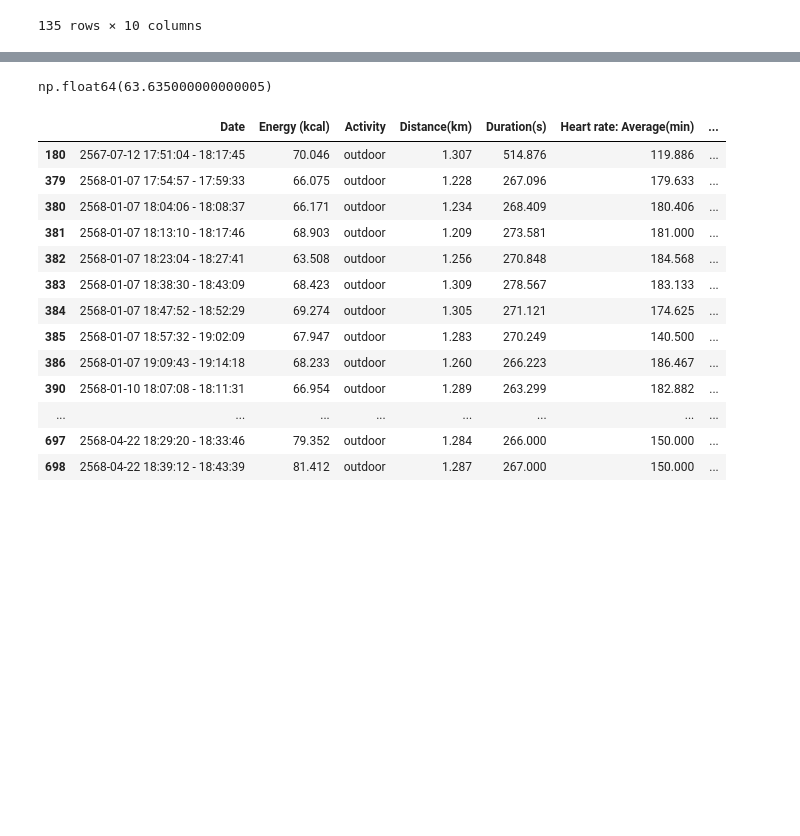
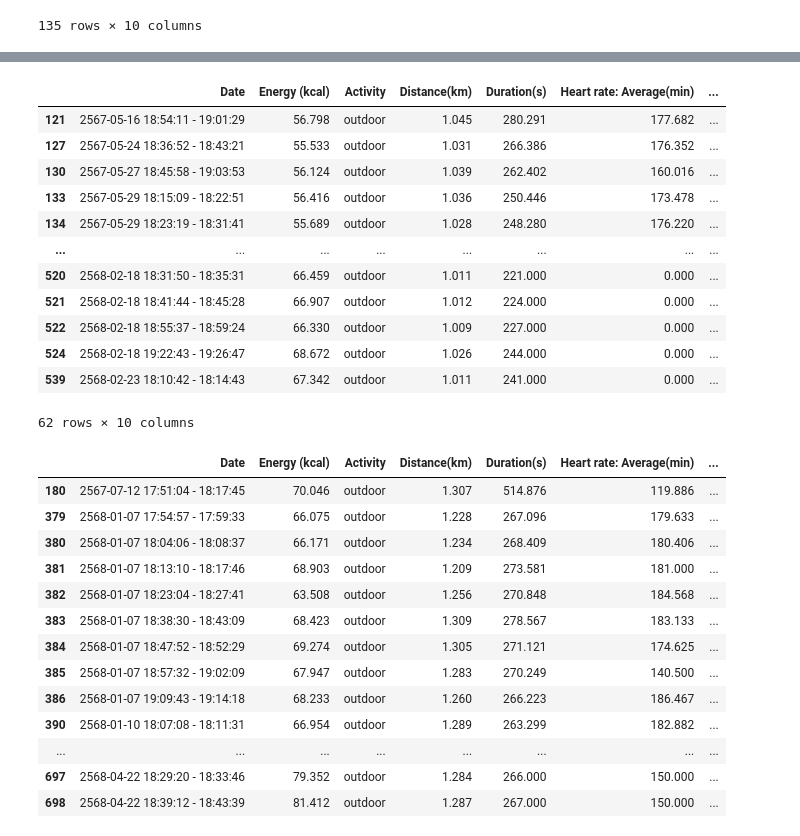
Before and after one commit to JFKongphop/running-analysis, a Jupyter notebook: index.ipynb, the cells around one changed output, grey strips where cells are left out. Cells and saved outputs as stored; diff of their text form; code cells hidden in the pictures; blank space fills up the shorter version.

```diff
--- a/index.ipynb
+++ b/index.ipynb
@@ -215,7 +243,19 @@ filter_interval_400m(df)
 # %%
-filter_interval_1k(df)["Distance(km)"].sum()
+filter_interval_1k(df)#["Distance(km)"].sum()
 # %% [output]
+|  | Date | Energy (kcal) | Activity | Distance(km) | Duration(s) | Heart rate: Average(min) | ... |
+| 121 | 2567-05-16 18:54:11 - 19:01:29 | 56.798 | outdoor | 1.045 | 280.291 | 177.682 | ... |
+| 127 | 2567-05-24 18:36:52 - 18:43:21 | 55.533 | outdoor | 1.031 | 266.386 | 176.352 | ... |
+| 130 | 2567-05-27 18:45:58 - 19:03:53 | 56.124 | outdoor | 1.039 | 262.402 | 160.016 | ... |
+| 133 | 2567-05-29 18:15:09 - 18:22:51 | 56.416 | outdoor | 1.036 | 250.446 | 173.478 | ... |
+| 134 | 2567-05-29 18:23:19 - 18:31:41 | 55.689 | outdoor | 1.028 | 248.280 | 176.220 | ... |
+| ... | ... | ... | ... | ... | ... | ... | ... |
+| 520 | 2568-02-18 18:31:50 - 18:35:31 | 66.459 | outdoor | 1.011 | 221.000 | 0.000 | ... |
+| 521 | 2568-02-18 18:41:44 - 18:45:28 | 66.907 | outdoor | 1.012 | 224.000 | 0.000 | ... |
+| 522 | 2568-02-18 18:55:37 - 18:59:24 | 66.330 | outdoor | 1.009 | 227.000 | 0.000 | ... |
+| 524 | 2568-02-18 19:22:43 - 19:26:47 | 68.672 | outdoor | 1.026 | 244.000 | 0.000 | ... |
+| 539 | 2568-02-23 18:10:42 - 18:14:43 | 67.342 | outdoor | 1.011 | 241.000 | 0.000 | ... |
-np.float64(63.635000000000005)
+62 rows × 10 columns
 # %%
 filter_interval_1_2k(df)
 # %% [output]
```
Also changed, not shown: parts of 4 cells of this notebook.
